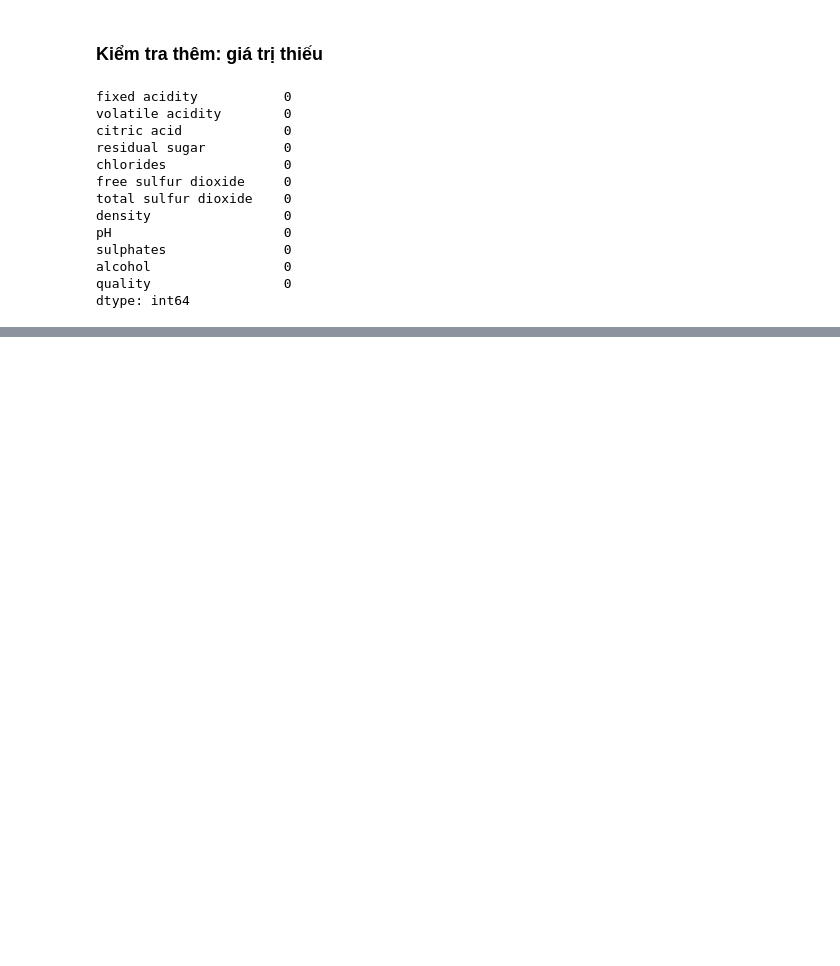
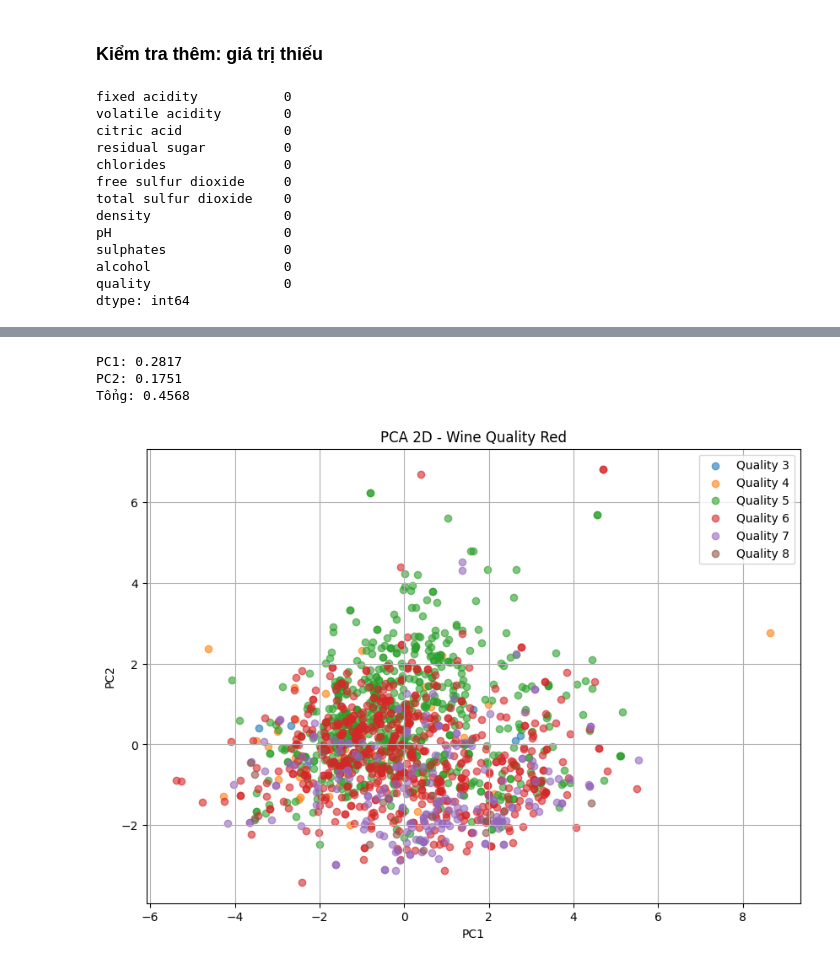
Before and after one commit to GH2909/D09_WineQuality_Red_MachineLearning, a Jupyter notebook: notebook/WineQuality.ipynb, the cells around one changed output, grey strips where cells are left out. Drawn from its saved outputs; the diff is of its cells as text; code cells hidden in the pictures; blank space fills up the shorter version.

```diff
--- a/notebook/WineQuality.ipynb
+++ b/notebook/WineQuality.ipynb
@@ -114,0 +132,9 @@ Không có giá trị thiếu trong bộ dữ liệu.
+# %%
+# Chuẩn hóa dữ liệu và giảm số chiều = PCA
+scaler = StandardScaler()
+X_scaled = scaler.fit_transform(X)
+
+pca = PCA(n_components=2)
+X_pca = pca.fit_transform(X_scaled)
+
+print("Kích thước sau PCA:", X_pca.shape)
@@ -114,0 +143,10 @@ Không có giá trị thiếu trong bộ dữ liệu.
+# %%
+# Tạo DataFrsme mới
+df_pca = pd.DataFrame(
+    X_pca,
+    columns=["PC1", "PC2"]
+)
+
+df_pca["quality"] = y.values
+
+df_pca.head()
@@ -114,0 +160,33 @@ Không có giá trị thiếu trong bộ dữ liệu.
+# %%
+# Tỉ lệ phương sai giải thích bởi các thành phần chính
+explained_variance = pca.explained_variance_ratio_
+
+print(f"PC1: {explained_variance[0]:.4f}")
+print(f"PC2: {explained_variance[1]:.4f}")
+print(f"Tổng: {explained_variance.sum():.4f}")
+# %% [output]
+PC1: 0.2817
+PC2: 0.1751
+Tổng: 0.4568
+# %%
+# Vẽ biểu đồ phân tán của dữ liệu sau khi giảm số chiều bằng PCA
+plt.figure(figsize=(10, 7))
+
+for quality in sorted(df_pca["quality"].unique()):
+    data = df_pca[df_pca["quality"] == quality]
+
+    plt.scatter(
+        data["PC1"],
+        data["PC2"],
+        label=f"Quality {quality}",
+        alpha=0.6
+    )
+
+plt.xlabel("PC1")
+plt.ylabel("PC2")
+plt.title("PCA 2D - Wine Quality Red")
+plt.legend()
+plt.grid(True)
+plt.show()
+# %% [output]
+[figure, added]
```
Also changed, not shown: parts of 6 cells of this notebook.
